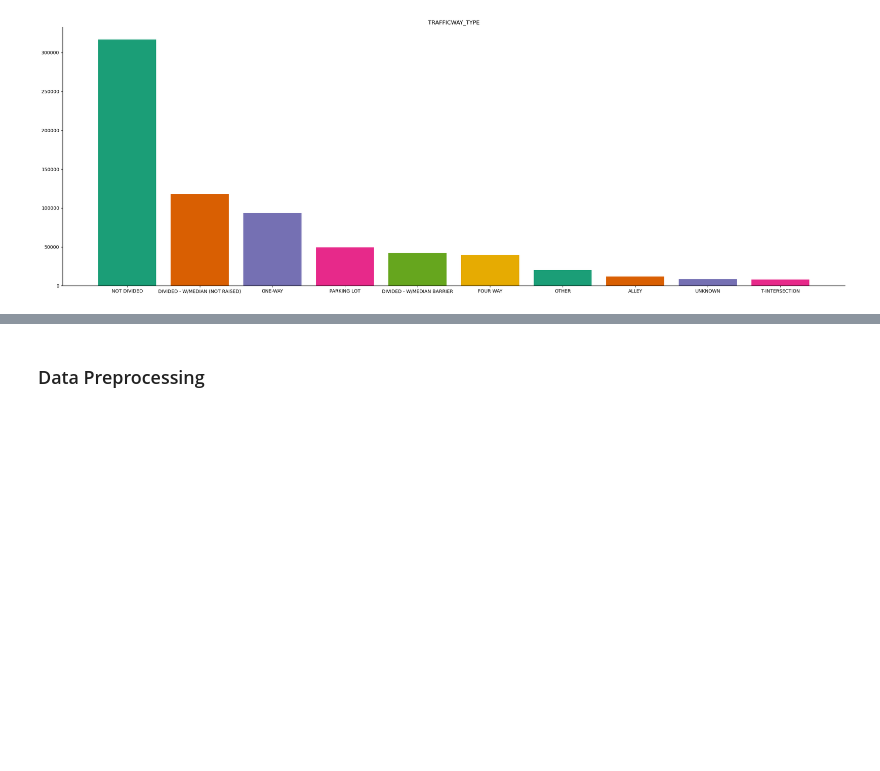
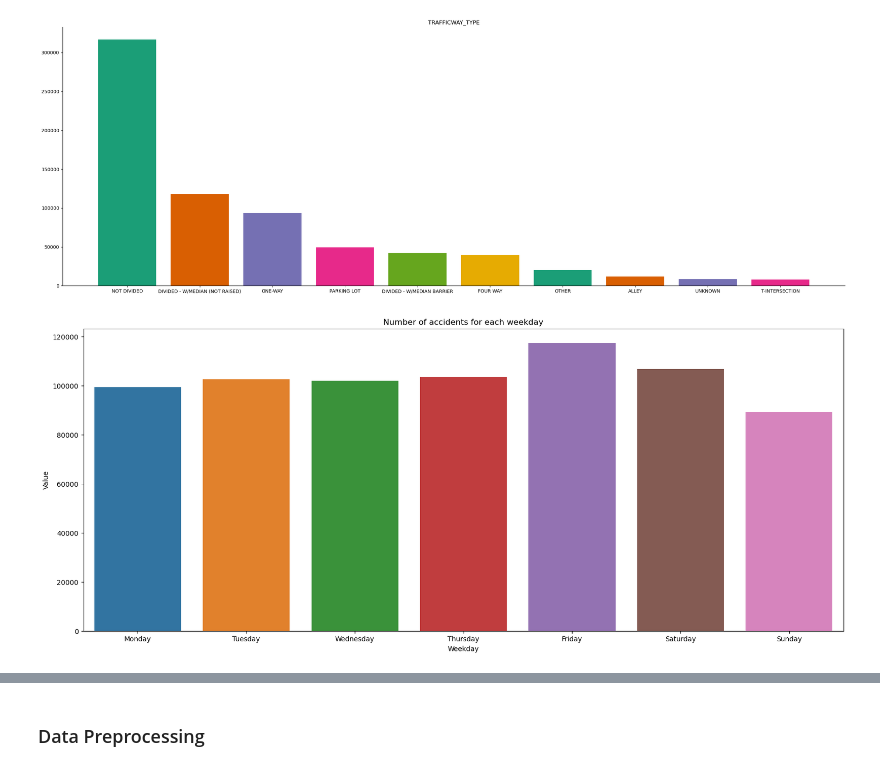
Before and after one commit to HuyHoangTuan/accidents_data_governance, a Jupyter notebook: src/note_book/main.ipynb, the cells around one changed output, grey strips where cells are left out. Cells and saved outputs as stored; diff of their text form; code cells hidden in the pictures; blank space fills up the shorter version.

```diff
--- a/src/note_book/main.ipynb
+++ b/src/note_book/main.ipynb
@@ -85,10 +85,12 @@ categorical_histogram(chicago, *['TRAFFICWAY_TYPE'], top_values = 10, direction
 # %%
 counts = chicago['CRASH_DAY_OF_WEEK'].value_counts()
 weekdays = ["Monday", "Tuesday", "Wednesday", "Thursday", "Friday", "Saturday", "Sunday"]
 
 plt.figure(figsize=(20, 8))
 plt.title("Number of accidents for each weekday")
-sns.barplot(counts.index, counts.values, order=weekdays)
+sns.barplot(x = counts.index, y = counts.values, order=weekdays)
 plt.xlabel("Weekday")
 plt.ylabel("Value")
 plt.show()
+# %% [output]
+[figure, added]
```
Also changed, not shown: parts of 11 cells of this notebook.
